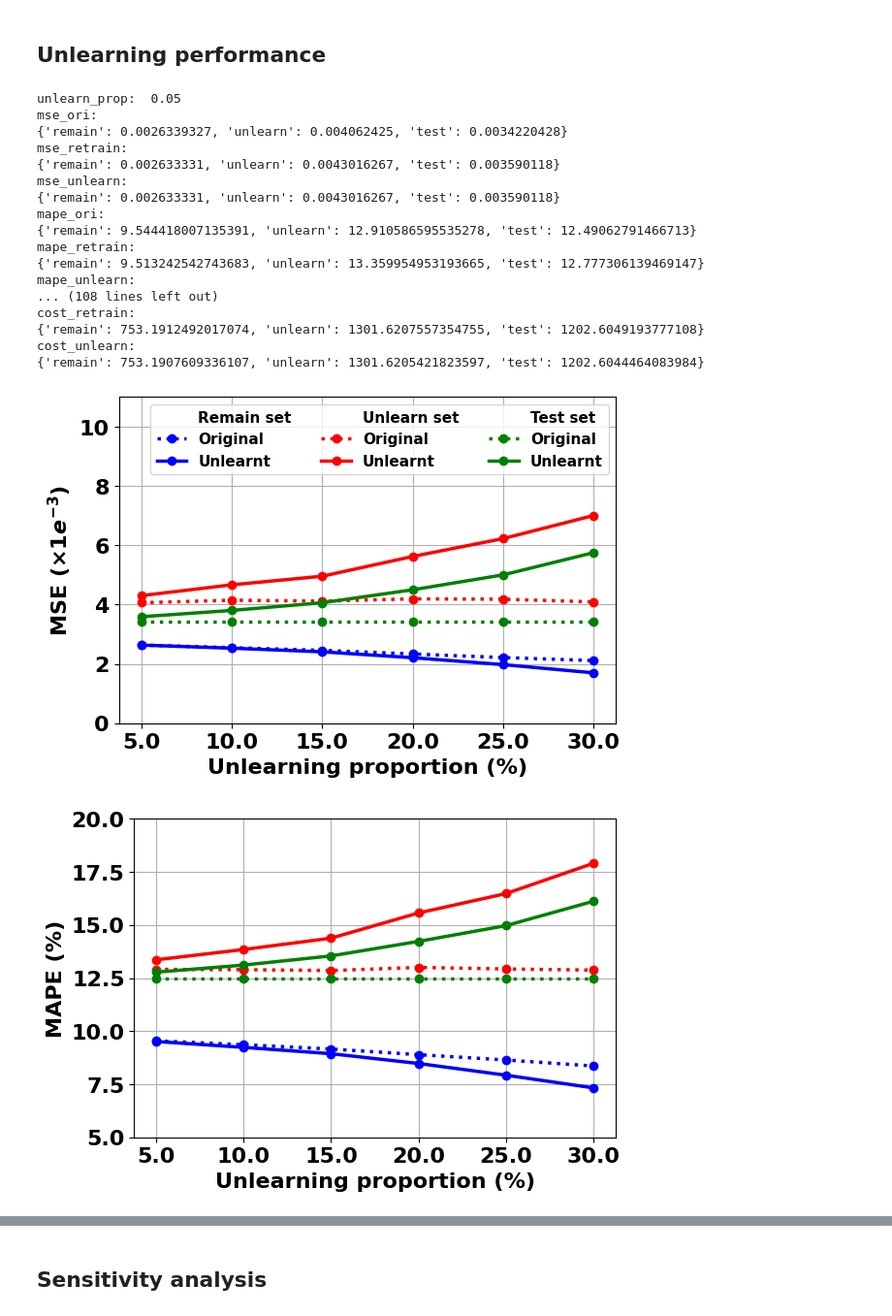
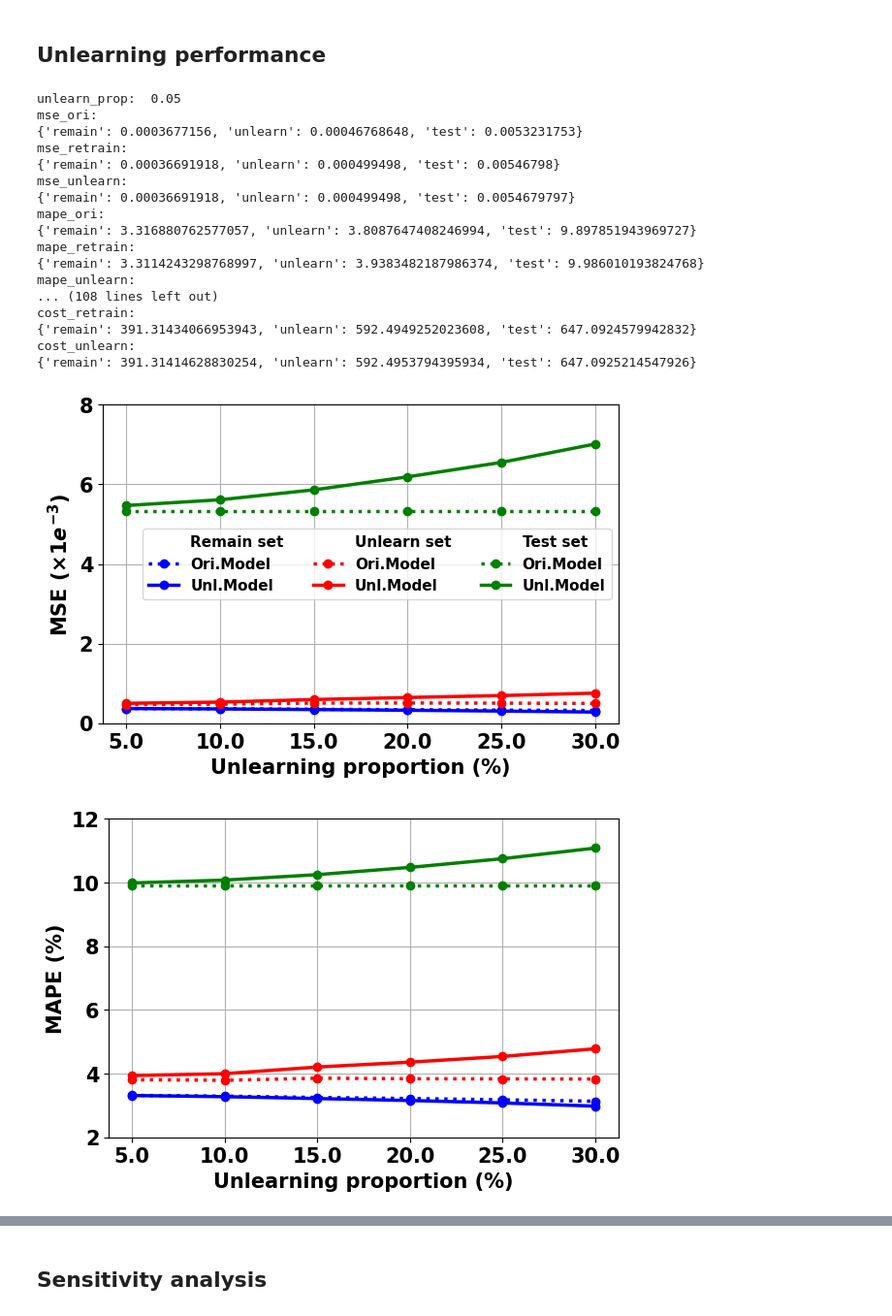
Before and after one commit to xuwkk/task_aware_machine_unlearning, a Jupyter notebook: analysis.ipynb, the cells around one changed output, grey strips where cells are left out. Shown: that part at 97% size. Saved outputs shown, nothing was run; the diff lists cells and outputs as text; code cells hidden in the pictures.

```diff
--- a/analysis.ipynb
+++ b/analysis.ipynb
@@ -6,7 +6,7 @@ import matplotlib.pyplot as plt
 
 # Plot options
 plt.rcParams['lines.linewidth'] = 2.5
-plt.rcParams['font.size'] = 16
+plt.rcParams['font.size'] = 15
 plt.rcParams['font.weight'] = 'bold'
 plt.rcParams["axes.labelweight"] = "bold"
 plt.rcParams['figure.figsize'] = (6,4)
@@ -14,7 +14,9 @@ plt.rcParams['figure.constrained_layout.use'] = True
 plt.rcParams['legend.loc'] = 'lower right'
 plt.rcParams['legend.fontsize'] = 11
 # %%
-model_type = "affine"
+model_type = "nn_mixer" # change this
+
+
 method_list = ["ori", "retrain", "unlearn"]
 creteria_list = ["mse", "mape", "cost"]
 unlearn_prop_list = [0.05, 0.1, 0.15, 0.2, 0.25, 0.3]
@@ -102,21 +104,21 @@ mape_test_unlearn = np.array(mape_test_unlearn)
 # %% [output]
 unlearn_prop:  0.05
 mse_ori:
-{'remain': 0.0026339327, 'unlearn': 0.004062425, 'test': 0.0034220428}
+{'remain': 0.0003677156, 'unlearn': 0.00046768648, 'test': 0.0053231753}
 mse_retrain:
-{'remain': 0.002633331, 'unlearn': 0.0043016267, 'test': 0.003590118}
+{'remain': 0.00036691918, 'unlearn': 0.000499498, 'test': 0.00546798}
 mse_unlearn:
-{'remain': 0.002633331, 'unlearn': 0.0043016267, 'test': 0.003590118}
+{'remain': 0.00036691918, 'unlearn': 0.000499498, 'test': 0.0054679797}
 mape_ori:
-{'remain': 9.544418007135391, 'unlearn': 12.910586595535278, 'test': 12.49062791466713}
+{'remain': 3.316880762577057, 'unlearn': 3.8087647408246994, 'test': 9.897851943969727}
 mape_retrain:
-{'remain': 9.513242542743683, 'unlearn': 13.359954953193665, 'test': 12.777306139469147}
+{'remain': 3.3114243298768997, 'unlearn': 3.9383482187986374, 'test': 9.986010193824768}
 mape_unlearn:
 ... (108 lines left out)
 cost_retrain:
-{'remain': 753.1912492017074, 'unlearn': 1301.6207557354755, 'test': 1202.6049193777108}
+{'remain': 391.31434066953943, 'unlearn': 592.4949252023608, 'test': 647.0924579942832}
 cost_unlearn:
-{'remain': 753.1907609336107, 'unlearn': 1301.6205421823597, 'test': 1202.6044464083984}
+{'remain': 391.31414628830254, 'unlearn': 592.4953794395934, 'test': 647.0925214547926}
 # %%
 plt.figure()
 p11 = plt.plot(mse_remain_ori * 1e3, color = "blue", linestyle=':', marker = "o")
@@ -132,10 +134,15 @@ plt.xticks(np.arange(len(unlearn_prop_list)), np.array(unlearn_prop_list) * 100)
 plt.grid()
 plt.xlabel("Unlearning proportion (%)")
 plt.ylabel(r"MSE ($\times 1e^{-3}$)")
-plt.ylim([0, 11])
-leg1 = plt.legend([p13[0], p11[0], p12[0], p13[0], p21[0], p22[0], p13[0], p31[0], p32[0]], ["Remain set", "Original", "Unlearnt", "Unlearn set", "Original", "Unlearnt", "Test set", "Original", "Unlearnt"],
+if model_type == "linear":
+    plt.ylim([0, 11])
+elif model_type == "nn_conv":
+    plt.ylim([0, 9])
+elif model_type == "nn_mixer":
+    plt.ylim([0, 8])
+leg1 = plt.legend([p13[0], p11[0], p12[0], p13[0], p21[0], p22[0], p13[0], p31[0], p32[0]], ["Remain set", "Ori.Model", "Unl.Model", "Unlearn set", "Ori.Model", "Unl.Model", "Test set", "Ori.Model", "Unl.Model"],
                 ncol = 3, loc = "best")
-plt.savefig("figs/unlearn_mse.pdf", bbox_inches='tight')
+plt.savefig(f"figs/{model_type}_unlearn_mse.pdf", bbox_inches='tight')
 plt.show()
 
 plt.figure()
@@ -146,36 +153,47 @@ p21 = plt.plot(mape_unlearn_ori, color = "red", linestyle = ":", marker = "o")
 p22 = plt.plot(mape_unlearn_unlearn, color = "red", linestyle = "-", marker = "o")
 p23 = plt.plot([0], marker='None', linestyle='None')
 p31 = plt.plot(mape_test_ori, color = "green", linestyle = ":", marker = "o")
 p32 = plt.plot(mape_test_unlearn, color = "green", linestyle = "-", marker = "o")
 p33 = plt.plot([0], marker='None', linestyle='None')
 plt.xticks(np.arange(len(unlearn_prop_list)), np.array(unlearn_prop_list) * 100)
 plt.grid()
 plt.xlabel("Unlearning proportion (%)")
 plt.ylabel(r"MAPE (%)")
-plt.ylim([5, 20])
+if model_type == "linear":
+    plt.ylim([5, 20])
+elif model_type == "nn_conv":
+    plt.ylim([2, 12.1])
+elif model_type == "nn_mixer":
+    plt.ylim([2, 12])
+
 # leg1 = plt.legend([p13[0], p11[0], p12[0], p13[0], p21[0], p22[0], p13[0], p31[0], p32[0]], ["Remain", "Original", "Unlearned", "Unlearn", "Original", "Unlearned", "Test", "Original", "Unlearned"],
 #                 ncol = 3, loc = "best")
-plt.savefig("figs/unlearn_mape.pdf", bbox_inches='tight')
+plt.savefig(f"figs/{model_type}_unlearn_mape.pdf", bbox_inches='tight')
 
 plt.figure()
 p11 = plt.plot(cost_remain_ori / 1e3, color = "blue", linestyle = ":", marker = "o")
 p12 = plt.plot(cost_remain_unlearn/ 1e3, color = "blue", linestyle = "-", marker = "o")
 p13 = plt.plot([0], marker='None', linestyle='None')
 p21 = plt.plot(cost_unlearn_ori/ 1e3, color = "red", linestyle = ":", marker = "o")
 p22 = plt.plot(cost_unlearn_unlearn/ 1e3, color = "red", linestyle = "-", marker = "o")
 p23 = plt.plot([0], marker='None', linestyle='None')
 p31 = plt.plot(cost_test_ori/ 1e3, color = "green", linestyle = ":", marker = "o")
 p32 = plt.plot(cost_test_unlearn/ 1e3, color = "green", linestyle = "-", marker = "o")
 p33 = plt.plot([0], marker='None', linestyle='None')
 plt.xticks(np.arange(len(unlearn_prop_list)), np.array(unlearn_prop_list) * 100)
 plt.grid()
 plt.xlabel("Unlearning proportion (%)")
 plt.ylabel(r"Cost ($\times 1e^{3}$)")
-plt.ylim([0.6, 1.4])
+if model_type == "linear":
+    plt.ylim([0.6, 1.4])
+elif model_type == "nn_conv":
+    plt.ylim([0.4, 0.61])
+elif model_type == "nn_mixer":
+    plt.ylim([0.3, 0.7])
 # leg1 = plt.legend([p13[0], p11[0], p12[0], p13[0], p21[0], p22[0], p13[0], p31[0], p32[0]], ["Remain", "Original", "Unlearned", "Unlearn", "Original", "Unlearned", "Test", "Original", "Unlearned"],
 #                 ncol = 3, loc = "best")
-plt.savefig("figs/unlearn_cost.pdf", bbox_inches='tight')
+plt.savefig(f"figs/{model_type}_unlearn_cost.pdf", bbox_inches='tight')
 plt.show()
 # %% [output]
-[figure, old version]
+[figure, new version]
-[figure, old version]
+[figure, new version]
```
Also changed, not shown: parts of 5 cells of this notebook, 16 other files.
